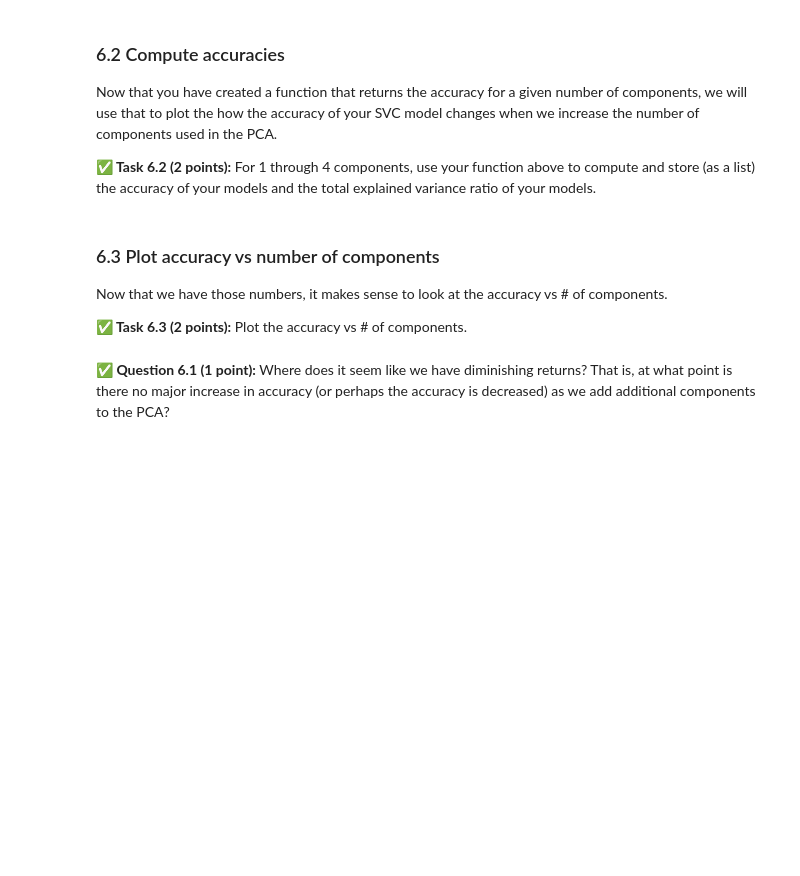
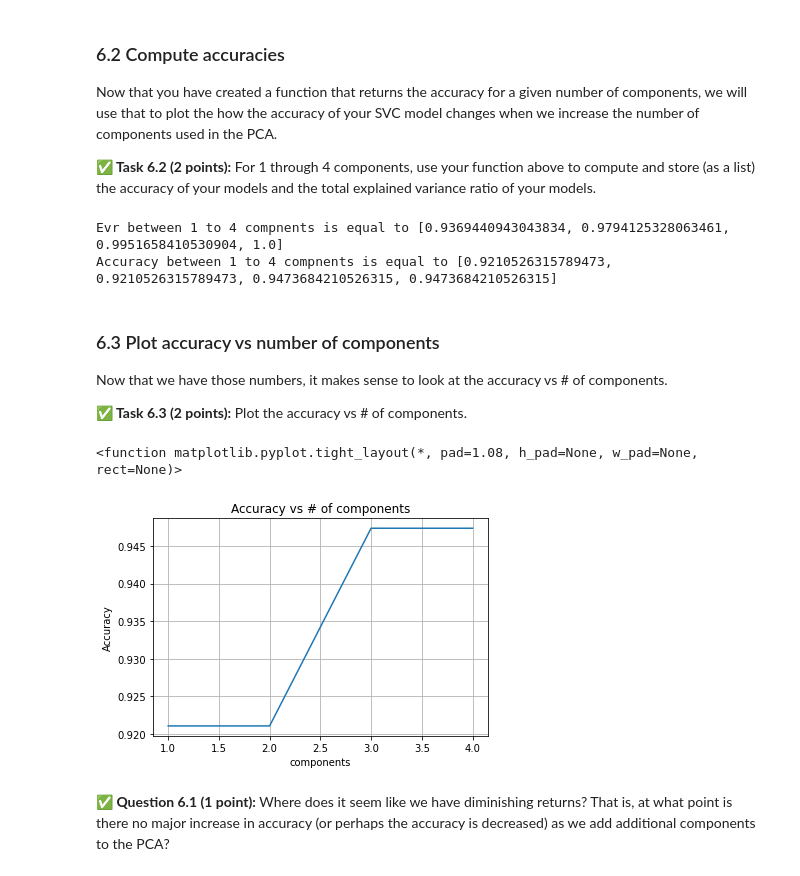
Before and after one commit to Jacob-Rancour/cmse202-s21-turnin, a Jupyter notebook: hw-05/HW-05_SVMandPCA-STUDENT.ipynb, the cells around one changed output. Saved outputs shown, nothing was run; the diff lists cells and outputs as text; code cells hidden in the pictures; blank space fills up the shorter version.

```diff
--- a/hw-05/HW-05_SVMandPCA-STUDENT.ipynb
+++ b/hw-05/HW-05_SVMandPCA-STUDENT.ipynb
@@ -329,0 +430,9 @@ What if we increase the number of principle components to **2**? What happens no
+# %%
+# Put your code here
+n_components = 2
+pca = PCA(n_components = n_components)
+pca.fit(train_vectors)
+pca_train_vectors = pca.transform(train_vectors)
+pca_test_vectors = pca.transform(test_vectors)
+print(pca.explained_variance_ratio_)
+print(np.sum(pca.explained_variance_ratio_))
@@ -360,0 +471,16 @@ and it will return the accuracy score for an SVC model fit to pca transformed fe
+# %%
+# Put your code here
+def PCA_SVC(components,train_vectors,test_vectors,train_labels,test_labels):
+    n_components = components
+    pca = PCA(n_components = n_components)
+    pca.fit(train_vectors)
+    pca_train_vectors = pca.transform(train_vectors)
+    pca_test_vectors = pca.transform(test_vectors)
+    clf = svm.SVC(C=1, class_weight='balanced', gamma=1e-06, kernel='linear')
+    clf.fit(pca_train_vectors,train_labels)
+    prediction = clf.predict(pca_test_vectors)
+    evr = np.sum(pca.explained_variance_ratio_)
+    accuracy = accuracy_score(test_labels,prediction)
+    return evr, accuracy
+
+PCA_SVC(1,train_vectors,test_vectors,train_labels,test_labels)
@@ -369,3 +495,17 @@ Now that you have created a function that returns the accuracy for a given numbe
+# %%
+# Put your code here
+x = range(1,5)
+accuracy_list = []
+evr_list = []
+for i in x:
+    temp_val = PCA_SVC(i,train_vectors,test_vectors,train_labels,test_labels)
+    evr_list.append(temp_val[0])
+    accuracy_list.append(temp_val[1])
+print("Evr between 1 to 4 compnents is equal to", evr_list)
+print("Accuracy between 1 to 4 compnents is equal to",accuracy_list)
+# %% [output]
+Evr between 1 to 4 compnents is equal to [0.9369440943043834, 0.9794125328063461, 0.9951658410530904, 1.0]
+Accuracy between 1 to 4 compnents is equal to [0.9210526315789473, 0.9210526315789473, 0.9473684210526315, 0.9473684210526315]
 # %% [markdown]
 ### 6.3 Plot accuracy vs number of components
 
@@ -377,3 +515,15 @@ Now that we have those numbers, it makes sense to look at the accuracy vs # of c
+# %%
+## your code here
+
+plt.plot(x,accuracy_list)
+plt.xlabel("components")
+plt.ylabel("Accuracy")
+plt.title("Accuracy vs # of components")
+plt.grid()
+plt.tight_layout
+# %% [output]
+<function matplotlib.pyplot.tight_layout(*, pad=1.08, h_pad=None, w_pad=None, rect=None)>
+[figure, added]
 # %% [markdown]
 **&#9989; Question 6.1 (1 point):** Where does it seem like we have diminishing returns? That is, at what point is there no major increase in accuracy (or perhaps the accuracy is decreased) as we add additional components to the PCA?
 # %% [markdown]
```
Also changed, not shown: parts of 36 cells of this notebook, 1 other file.
